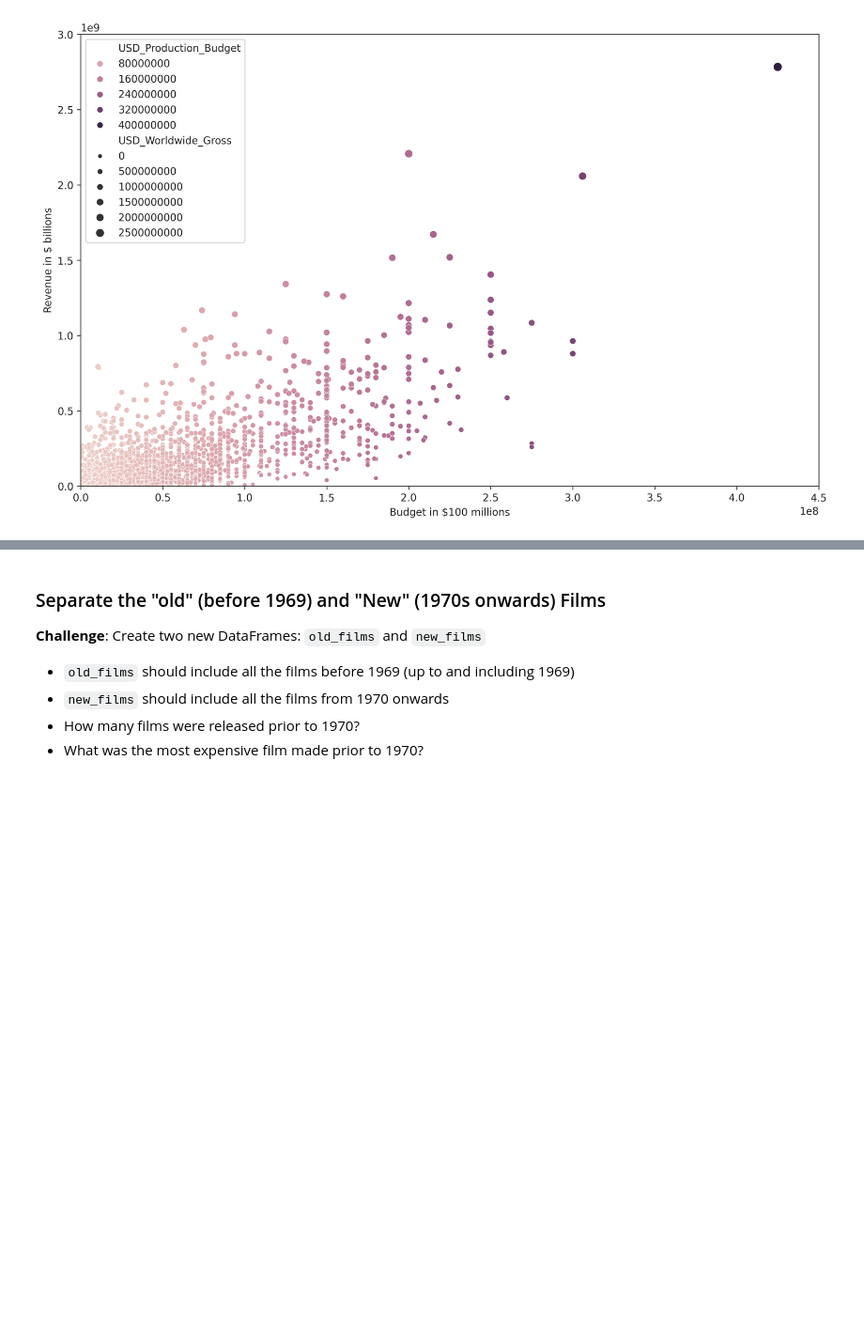
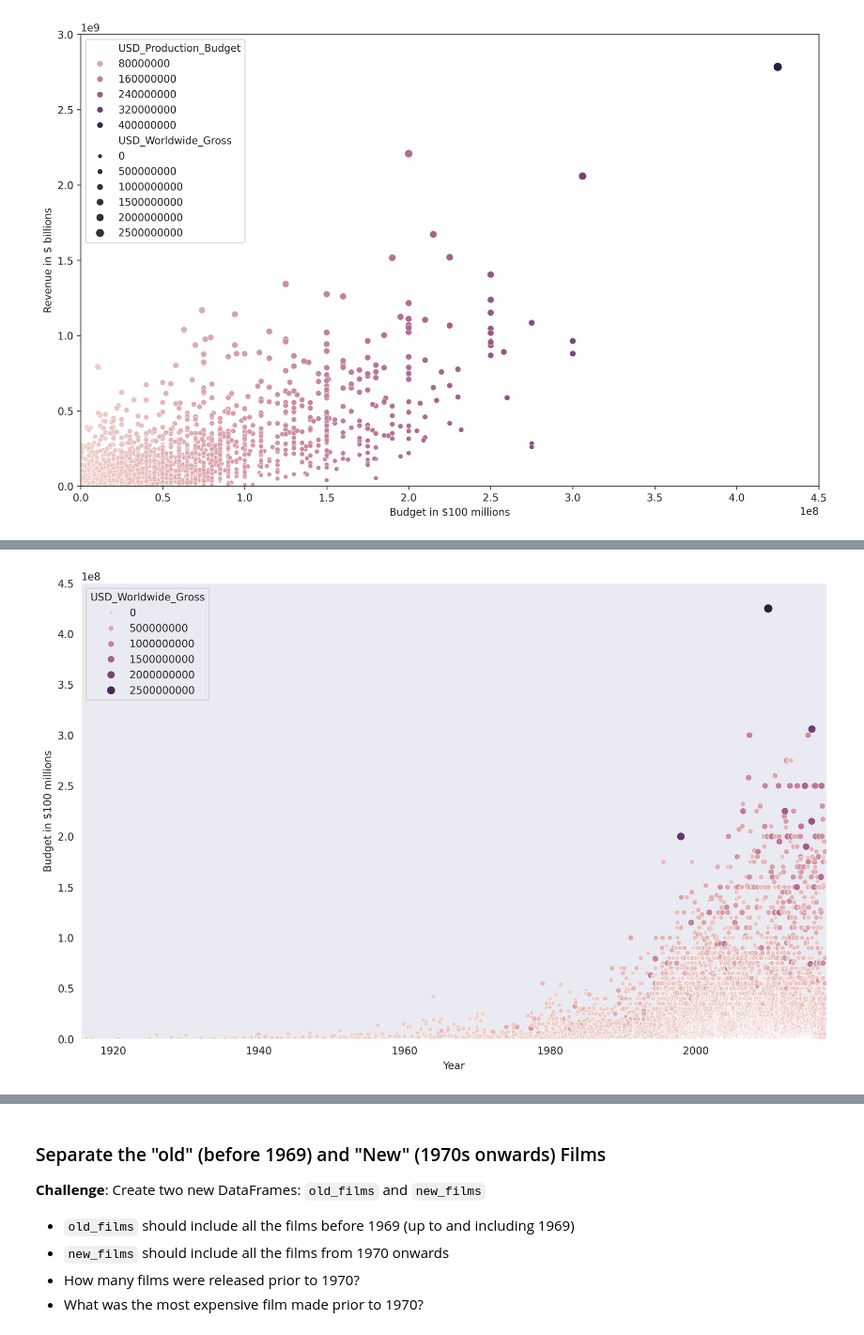
Before and after one commit to Golden-Leaves/100daysofpython, a Jupyter notebook: data_science/seaborn_linear_regression/Seaborn_and_Linear_Regression_(start).ipynb, the cells around one changed output, grey strips where cells are left out. Shown at 94% size. Saved outputs shown, nothing was run; the diff lists cells and outputs as text; code cells hidden in the pictures; blank space fills up the shorter version.

Commit message:
seaborn_lr complete scatterplot

```diff
--- a/data_science/seaborn_linear_regression/Seaborn_and_Linear_Regression_(start).ipynb
+++ b/data_science/seaborn_linear_regression/Seaborn_and_Linear_Regression_(start).ipynb
@@ -255,6 +255,16 @@ with sns.axes_style("ticks"):
 **Challenge**: Try to create the following Bubble Chart:
 
 <img src=https://i.imgur.com/8fUn9T6.png>
+# %%
+plt.figure(figsize=(13,8),dpi=300)
+with sns.axes_style("dark"):
+    three_dimensions = sns.scatterplot(data=data_clean,x="Release_Date",y="USD_Production_Budget",hue="USD_Worldwide_Gross",size="USD_Worldwide_Gross")
+    three_dimensions.set(ylim=(0,4.5 * 10**8), #Scale to $100M
+                         xlim = (data_clean["Release_Date"].min(),data_clean["Release_Date"].max()), #Gets earliest date and latest date.
+                         xlabel = "Year",
+                         ylabel="Budget in $100 millions",)
+# %% [output]
+[figure, added]
 # %% [markdown]
 # Converting Years to Decades Trick
 
```
Also changed, not shown: parts of 1 cell of this notebook.
